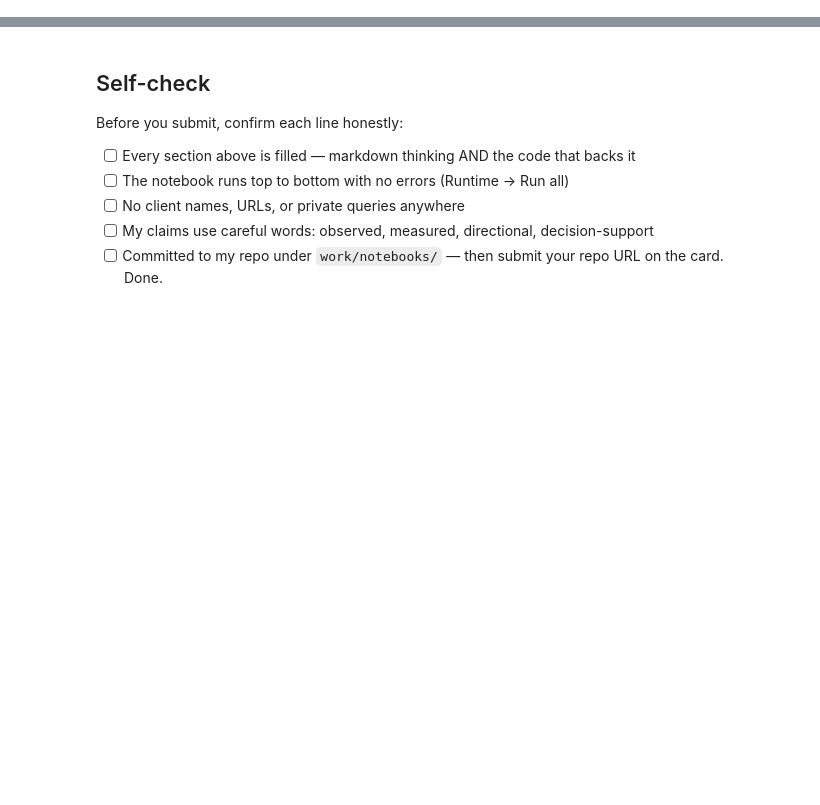
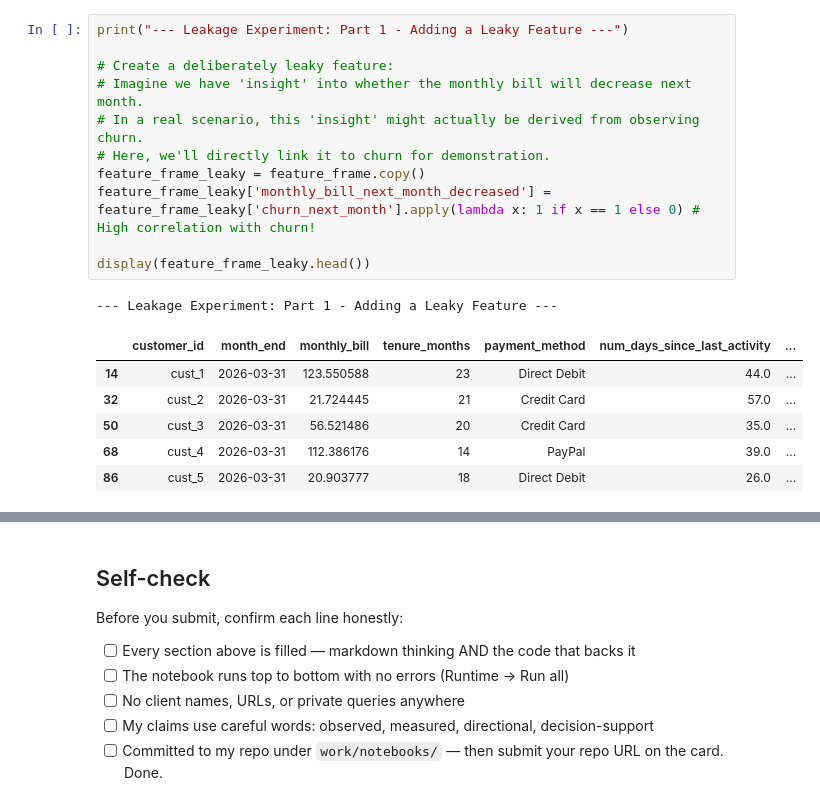
Before and after one commit to RajatBharti11/Rajat, a Jupyter notebook: work/notebooks/w03_data_contract.ipynb, the cells around one changed output, grey strips where cells are left out. Cells and saved outputs as stored; diff of their text form; blank space fills up the shorter version.

```diff
--- a/work/notebooks/w03_data_contract.ipynb
+++ b/work/notebooks/w03_data_contract.ipynb
@@ -36,0 +218,19 @@ This skeleton is yours to fill. Work the sections **in order** — each one has
+# %%
+print("--- Leakage Experiment: Part 1 - Adding a Leaky Feature ---")
+
+# Create a deliberately leaky feature:
+# Imagine we have 'insight' into whether the monthly bill will decrease next month.
+# In a real scenario, this 'insight' might actually be derived from observing churn.
+# Here, we'll directly link it to churn for demonstration.
+feature_frame_leaky = feature_frame.copy()
+feature_frame_leaky['monthly_bill_next_month_decreased'] = feature_frame_leaky['churn_next_month'].apply(lambda x: 1 if x == 1 else 0) # High correlation with churn!
+
+display(feature_frame_leaky.head())
+# %% [output]
+--- Leakage Experiment: Part 1 - Adding a Leaky Feature ---
+|  | customer_id | month_end | monthly_bill | tenure_months | payment_method | num_days_since_last_activity | ... |
+| 14 | cust_1 | 2026-03-31 | 123.550588 | 23 | Direct Debit | 44.0 | ... |
+| 32 | cust_2 | 2026-03-31 | 21.724445 | 21 | Credit Card | 57.0 | ... |
+| 50 | cust_3 | 2026-03-31 | 56.521486 | 20 | Credit Card | 35.0 | ... |
+| 68 | cust_4 | 2026-03-31 | 112.386176 | 14 | PayPal | 39.0 | ... |
+| 86 | cust_5 | 2026-03-31 | 20.903777 | 18 | Direct Debit | 26.0 | ... |
```
Also changed, not shown: parts of 20 cells of this notebook.
